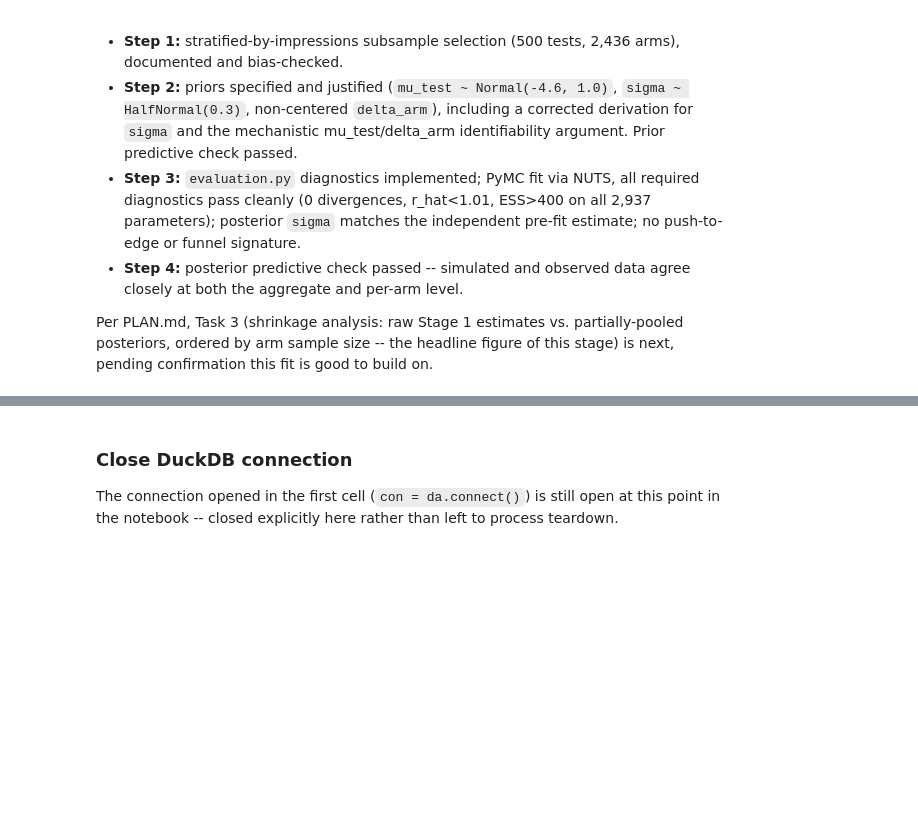
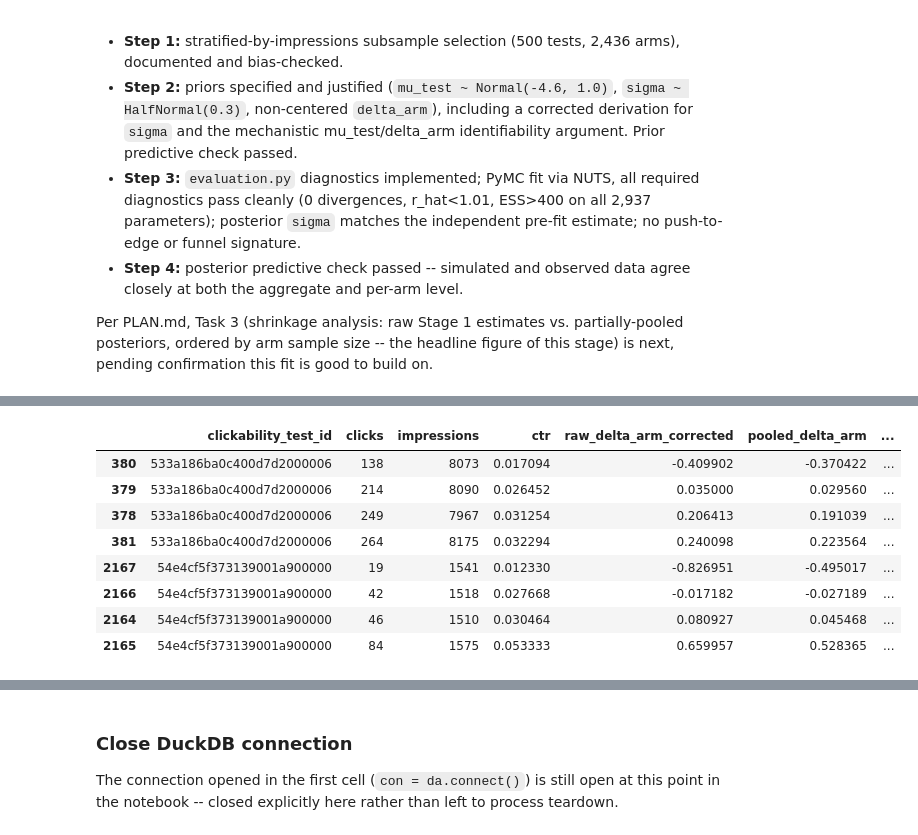
Before and after one commit to pmacias/clickworthy, a Jupyter notebook: notebooks/03_hierarchical_bayes.ipynb, the cells around one changed output, grey strips where cells are left out. Saved outputs shown, nothing was run; the diff lists cells and outputs as text; code cells hidden in the pictures; blank space fills up the shorter version.

```diff
--- a/notebooks/03_hierarchical_bayes.ipynb
+++ b/notebooks/03_hierarchical_bayes.ipynb
@@ -858,0 +934,29 @@ Per PLAN.md, Task 3 (shrinkage analysis: raw Stage 1 estimates vs. partially-poo
+# %%
+# Both exemplars' full arm sets (8 arms total), using the fitted mu_test posterior mean
+# as the shared reference for raw and pooled -- the corrected definition.
+mu_test_post_mean = idata.posterior["mu_test"].mean(dim=["chain", "draw"]).values
+subsample_df["mu_test_post_mean"] = mu_test_post_mean[test_idx]
+
+exemplar_df = subsample_df[subsample_df["clickability_test_id"].isin([LOW_TRAFFIC_EXEMPLAR, HIGH_TRAFFIC_EXEMPLAR])].copy()
+exemplar_df["raw_p_hat"] = (exemplar_df["clicks"] + eps) / (exemplar_df["impressions"] + 2 * eps)
+exemplar_df["raw_delta_arm_corrected"] = logit(exemplar_df["raw_p_hat"]) - exemplar_df["mu_test_post_mean"]
+exemplar_df["pooled_delta_arm"] = idata.posterior["delta_arm"].mean(dim=["chain", "draw"]).values[
+    subsample_df["clickability_test_id"].isin([LOW_TRAFFIC_EXEMPLAR, HIGH_TRAFFIC_EXEMPLAR]).to_numpy()
+]
+exemplar_df["ctr"] = exemplar_df["clicks"] / exemplar_df["impressions"]
+exemplar_df["shrinkage_abs"] = exemplar_df["raw_delta_arm_corrected"] - exemplar_df["pooled_delta_arm"]
+
+exemplar_df[["clickability_test_id", "clicks", "impressions", "ctr",
+             "raw_delta_arm_corrected", "pooled_delta_arm", "shrinkage_abs"]].sort_values(
+    ["clickability_test_id", "ctr"]
+)
+# %% [output]
+|  | clickability_test_id | clicks | impressions | ctr | raw_delta_arm_corrected | pooled_delta_arm | ... |
+| 380 | 533a186ba0c400d7d2000006 | 138 | 8073 | 0.017094 | -0.409902 | -0.370422 | ... |
+| 379 | 533a186ba0c400d7d2000006 | 214 | 8090 | 0.026452 | 0.035000 | 0.029560 | ... |
+| 378 | 533a186ba0c400d7d2000006 | 249 | 7967 | 0.031254 | 0.206413 | 0.191039 | ... |
+| 381 | 533a186ba0c400d7d2000006 | 264 | 8175 | 0.032294 | 0.240098 | 0.223564 | ... |
+| 2167 | 54e4cf5f373139001a900000 | 19 | 1541 | 0.012330 | -0.826951 | -0.495017 | ... |
+| 2166 | 54e4cf5f373139001a900000 | 42 | 1518 | 0.027668 | -0.017182 | -0.027189 | ... |
+| 2164 | 54e4cf5f373139001a900000 | 46 | 1510 | 0.030464 | 0.080927 | 0.045468 | ... |
+| 2165 | 54e4cf5f373139001a900000 | 84 | 1575 | 0.053333 | 0.659957 | 0.528365 | ... |
```
Also changed, not shown: parts of 16 cells of this notebook, 1 other file.
